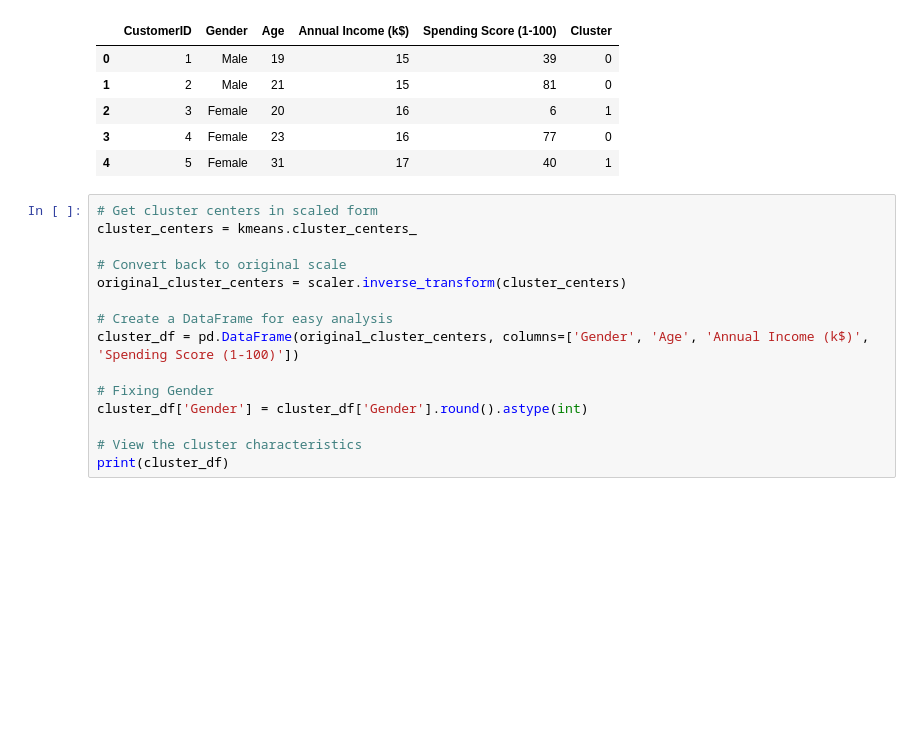
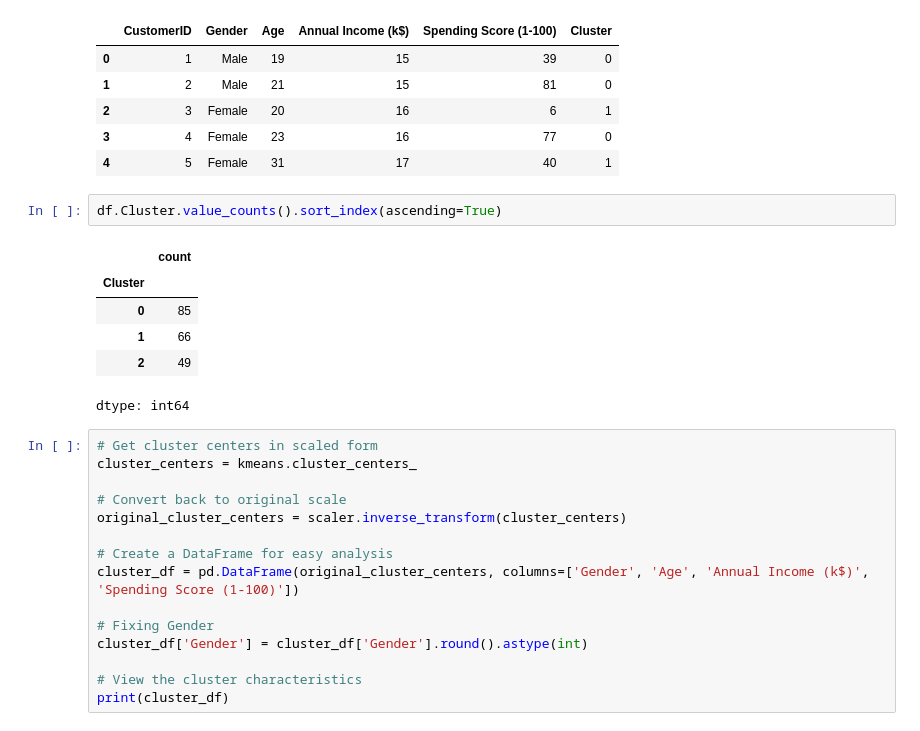
Before and after one commit to sbmccall/data-science-projects, a Jupyter notebook: customer-segmentation/notebooks/Mall_Customer_Segmentation.ipynb, the cells around one changed output. Cells and saved outputs as stored; diff of their text form; blank space fills up the shorter version.

```diff
--- a/customer-segmentation/notebooks/Mall_Customer_Segmentation.ipynb
+++ b/customer-segmentation/notebooks/Mall_Customer_Segmentation.ipynb
@@ -396,6 +396,15 @@ df.head()
 | 2 | 3 | Female | 20 | 16 | 6 | 1 |
 | 3 | 4 | Female | 23 | 16 | 77 | 0 |
 | 4 | 5 | Female | 31 | 17 | 40 | 1 |
+# %%
+df.Cluster.value_counts().sort_index(ascending=True)
+# %% [output]
+|  | count |
+| Cluster |  |
+| 0 | 85 |
+| 1 | 66 |
+| 2 | 49 |
+dtype: int64
 # %%
 # Get cluster centers in scaled form
 cluster_centers = kmeans.cluster_centers_
```
Also changed, not shown: parts of 3 cells of this notebook.
